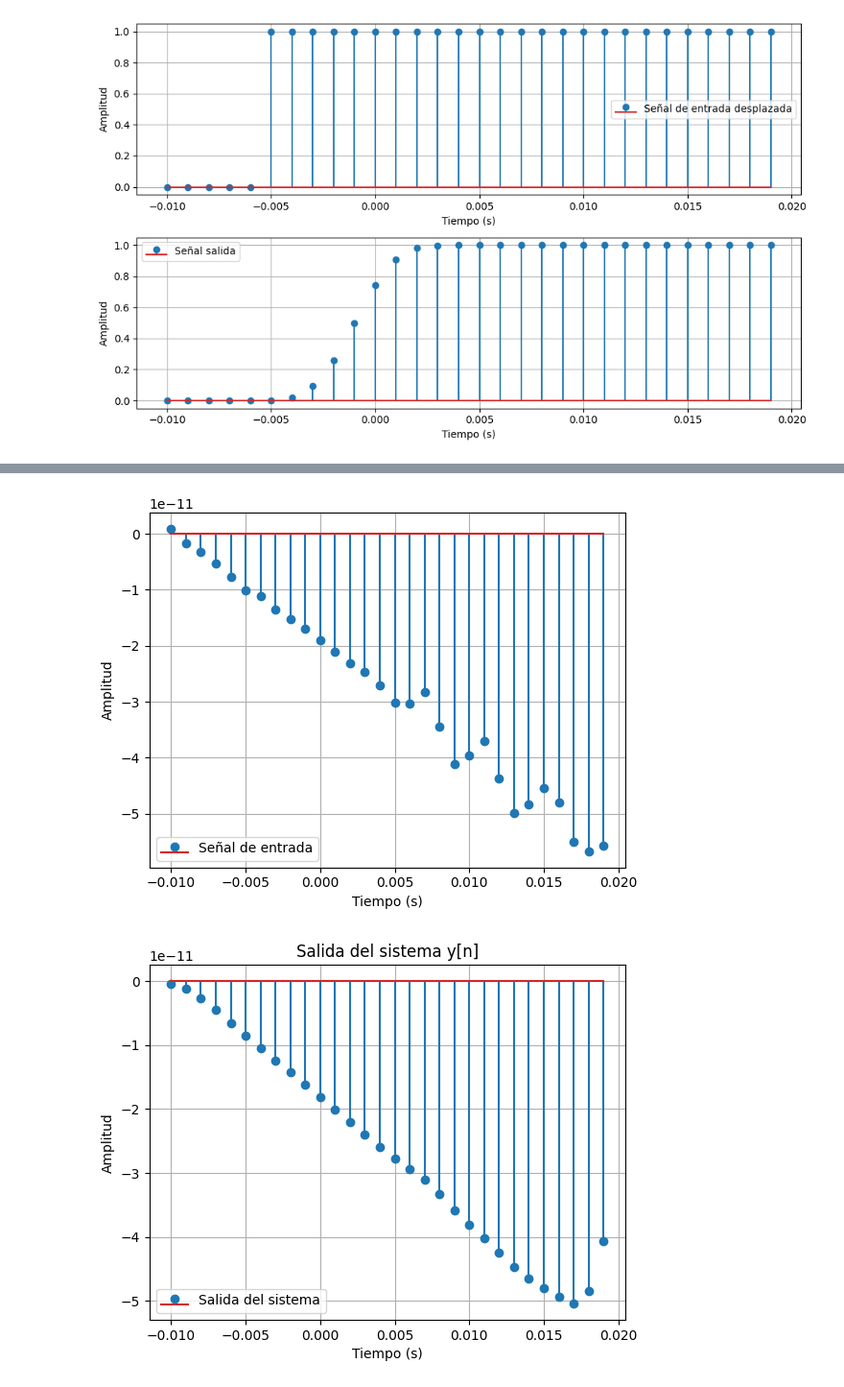
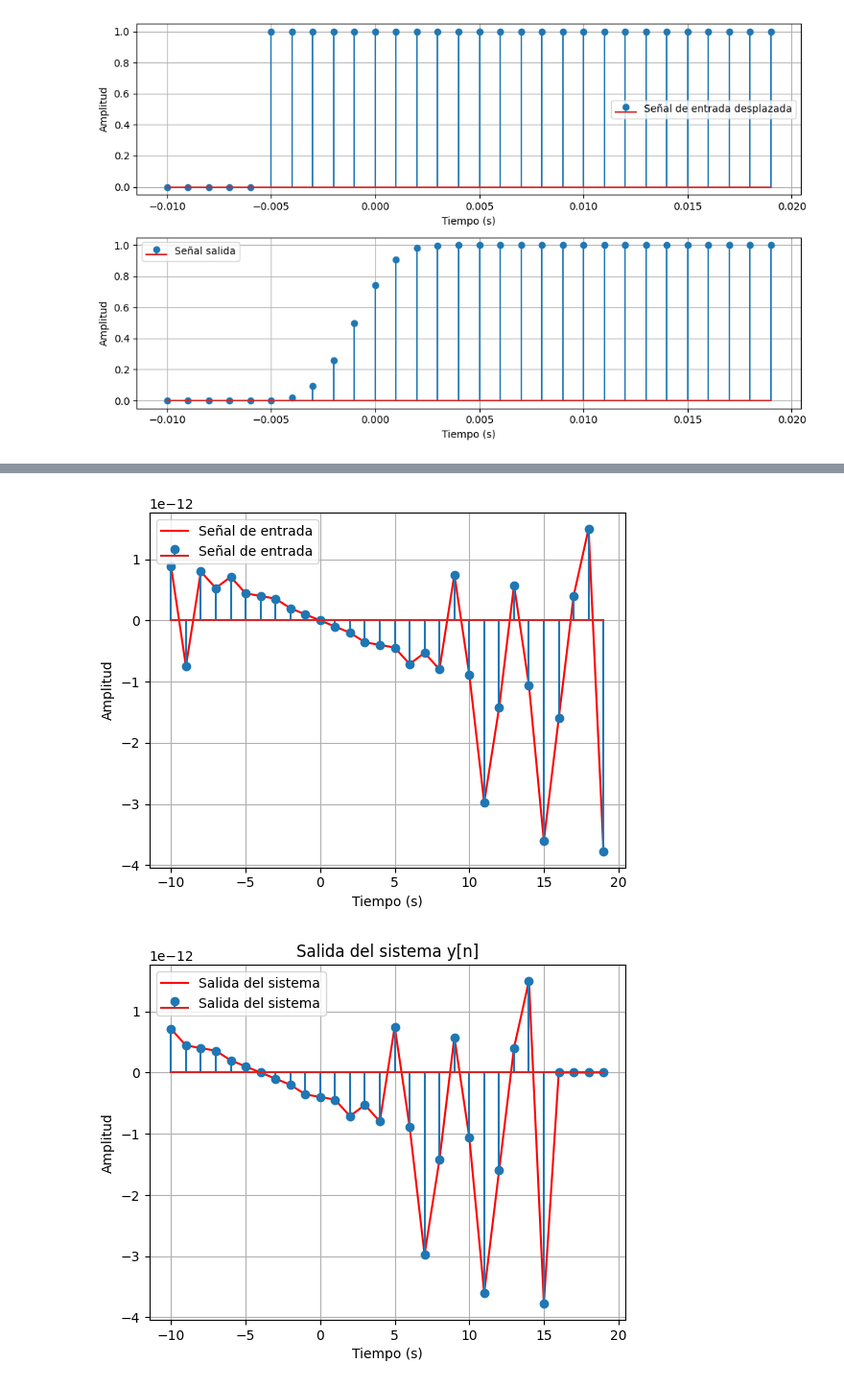
Before and after one commit to Saritah22/se-alessysistemas, a Jupyter notebook: parcial_1.ipynb, the cells around one changed output, grey strips where cells are left out. Shown at 96% size. Cells and saved outputs as stored; diff of their text form; code cells hidden in the pictures.

```diff
--- a/parcial_1.ipynb
+++ b/parcial_1.ipynb
@@ -190,13 +192,13 @@ my_system = system_.My_System()
 my_system.create_()
 fs = my_system.fs #frecuencia de muestreo
 t = np.arange(-0.01, 0.02, 1/fs)  # Tiempo
-signal_u = np.heaviside(t,1) # función heaviside
-y_u_1 = my_system.predict(signal_u)
+signal_u_one = np.heaviside(t,1) # función heaviside
+y_u = my_system.predict(signal_u_one)
 
 
 # Visualización de las señales
 fig, axs = plt.subplots(2,1)
-axs[0].stem(t, signal_u, label='Señal de entrada')
+axs[0].stem(t, signal_u_one, label='Señal de entrada')
 axs[0].set_xlabel('Tiempo (s)')
 axs[0].set_ylabel('Amplitud')
 axs[0].legend()
@@ -282,11 +284,11 @@ plt.show()
 [figure]
 # %%
 #ya que se verifico es SLIT vamos a determinar su respuesta al impulso
-h_n = np.diff(y_u_1) #encontramos la respuesta al impulso derivando la salida del sistema
+h_n = np.diff(signal_u_one) #encontramos la respuesta al impulso derivando la salida del sistema
 plt.figure()
 
 # Ajustamos el tamaño de t para que coincida con h_n
-t_adjusted = t[:-1]  # Eliminamos el último elemento de t
+t_adjusted = t[:-1]  # eliminamos el último elemento de t - IA
 
 plt.plot(t_adjusted, h_n, label='Respuesta al impulso')
 plt.xlabel('Tiempo (s)')
@@ -298,26 +300,31 @@ plt.grid()
+# %%
+n = np.round(t*fs)  #se crea el arreglo n para las muestras
 # %%
-n = t*fs
-x_n = np.sin(100 * np.pi * n) + np.sin(600 * np.pi * n)
+
+x_n = np.sin(100 * np.pi * n) + np.sin(600 * np.pi * n) #señal dada en el ejercicio
+#señal de entrada
 plt.figure()
-plt.stem(t, x_n, label='Señal de entrada')
+plt.plot(n, x_n,'r',label='Señal de entrada')
+plt.stem(n, x_n, label='Señal de entrada')
 plt.xlabel('Tiempo (s)')
 plt.ylabel('Amplitud')
 plt.legend()
 plt.grid()
 # %% [output]
-[figure, old version]
+[figure, new version]
 # %%
 # Realizar la convolución
 y_output = np.convolve(x_n, h_n, mode='same')
 
 # Visualización de la salida
 plt.figure()
-plt.stem(t, y_output[:len(t)], label='Salida del sistema')
+plt.plot(n, y_output,'r',label='Salida del sistema')
+plt.stem(n, y_output[:len(t)], label='Salida del sistema')
 plt.xlabel('Tiempo (s)')
 plt.ylabel('Amplitud')
 plt.legend()
 plt.grid()
 plt.title('Salida del sistema y[n]')
 plt.show()
 # %% [output]
-[figure, old version]
+[figure, new version]
```
Also changed, not shown: parts of 10 cells of this notebook.
